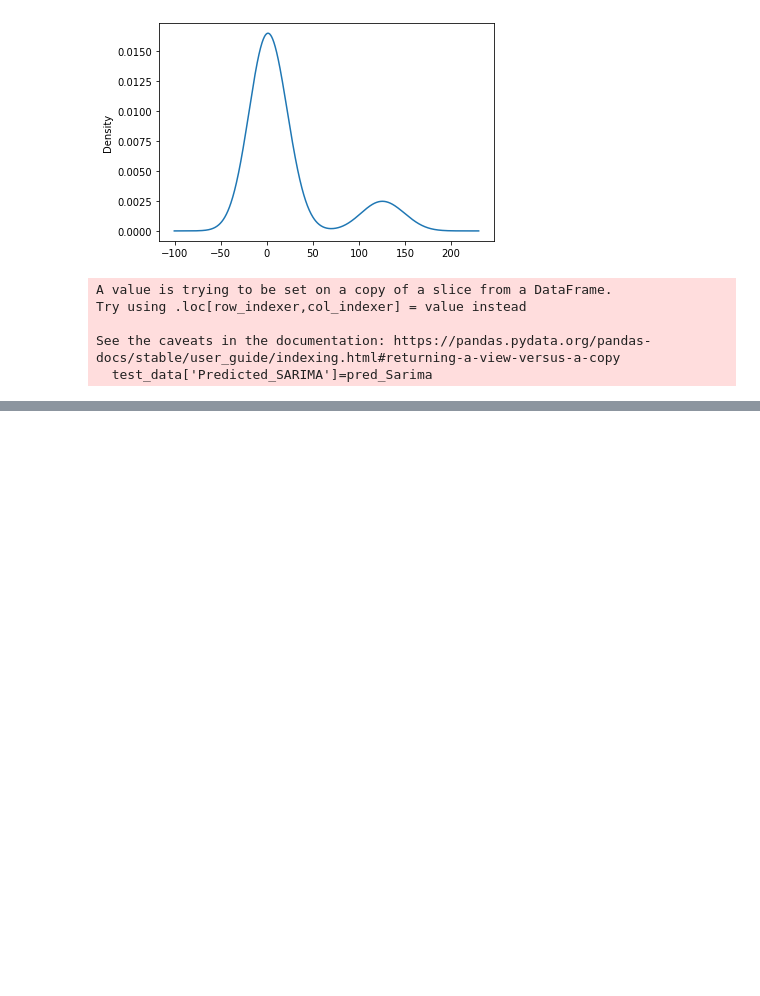
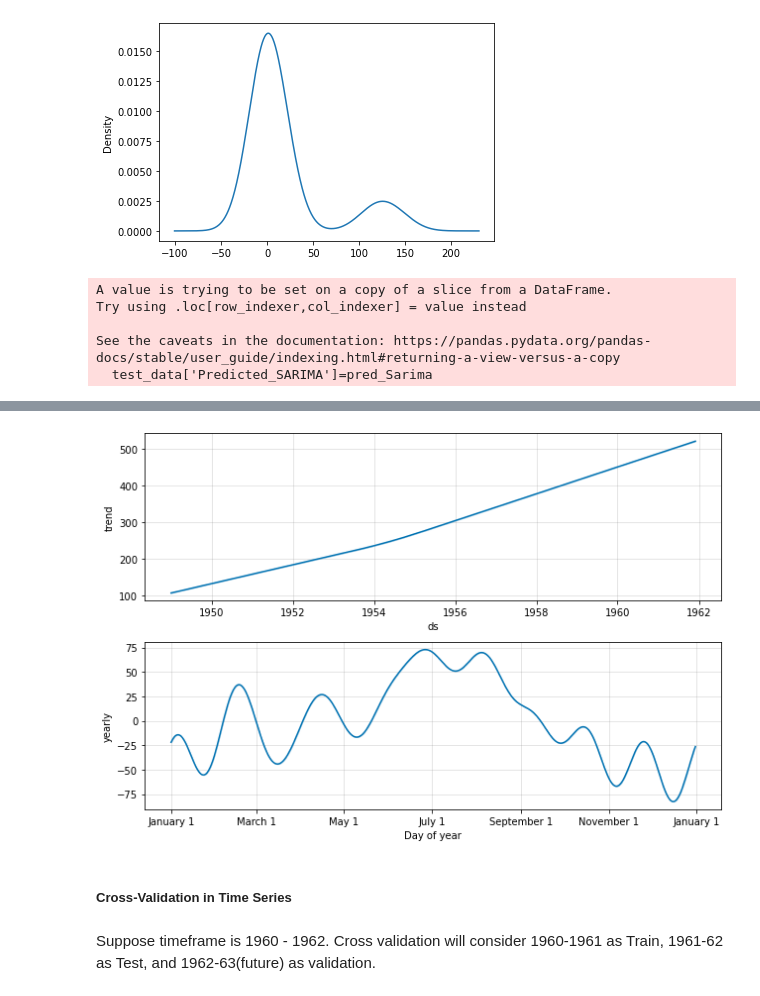
Before and after one commit to AveshVerma/Time-Series-Forecasting-using-SARIMA, a Jupyter notebook: Time-Series-EDA_Tesla-Modelling_Airline.ipynb, the cells around one changed output, grey strips where cells are left out. Saved outputs shown, nothing was run; the diff lists cells and outputs as text; code cells hidden in the pictures; blank space fills up the shorter version.

```diff
--- a/Time-Series-EDA_Tesla-Modelling_Airline.ipynb
+++ b/Time-Series-EDA_Tesla-Modelling_Airline.ipynb
@@ -590,0 +684,11 @@ test_data[['Thousands of Passengers','Predicted_SARIMA','Predicted_ARIMA']].plot
+# %%
+#Visualize components
+
+model.plot_components(preds);
+# %% [output]
+[figure, added]
+# %% [markdown]
+##### Cross-Validation in Time Series
+# %% [markdown]
+Suppose timeframe is 1960 - 1962.
+Cross validation will consider 1960-1961 as Train, 1961-62 as Test, and 1962-63(future) as validation.
```
Also changed, not shown: parts of 54 cells of this notebook, 4 other files.
